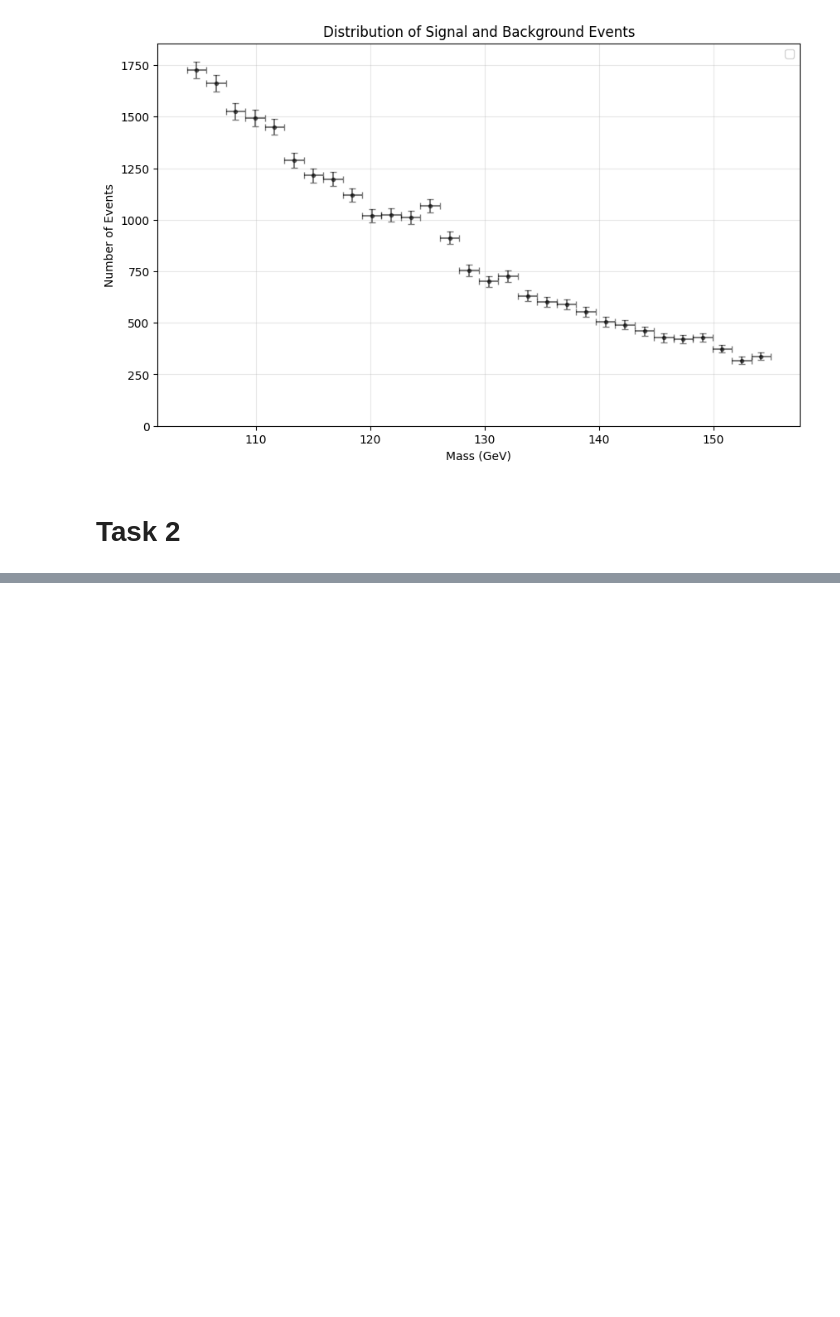
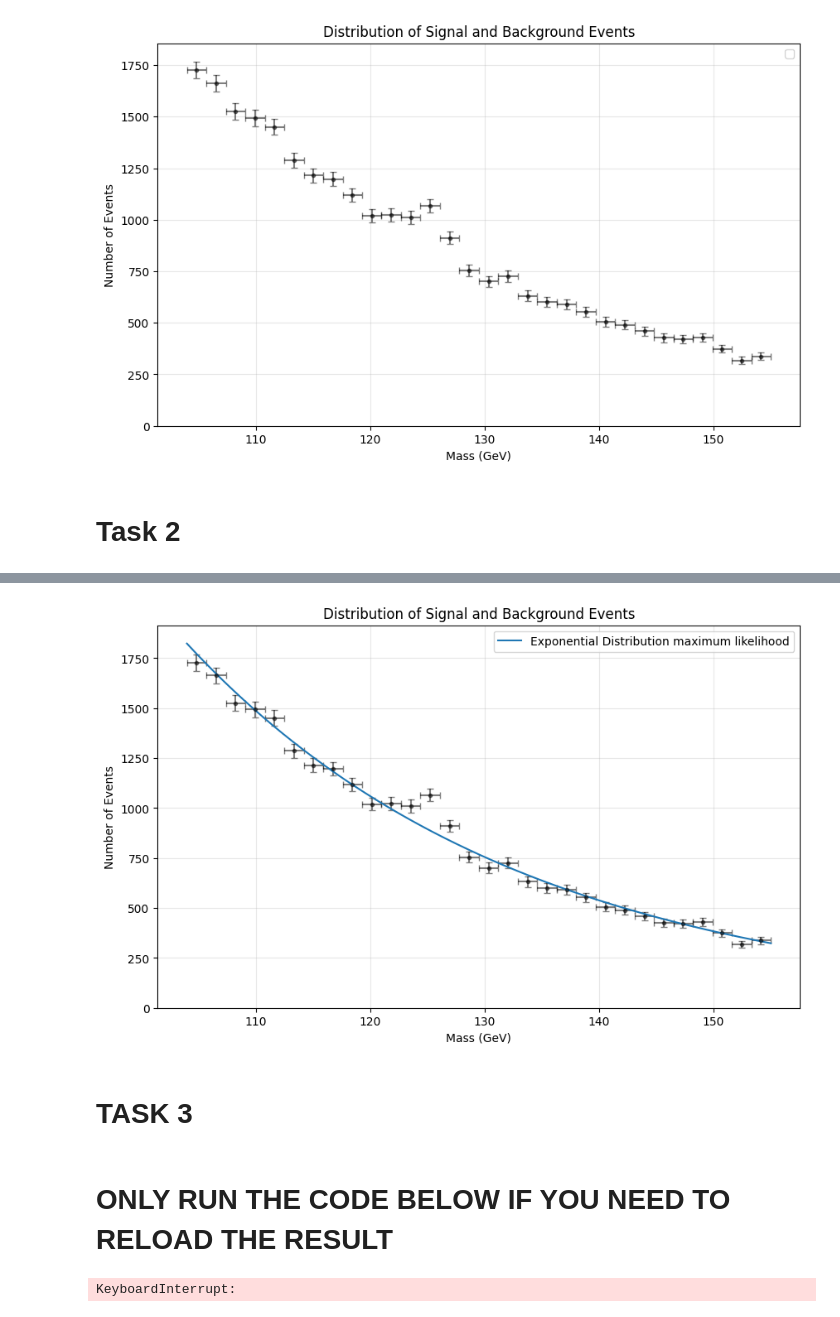
Before and after one commit to Trap101/group_stat_project_2025, a Jupyter notebook: main.ipynb, the cells around one changed output, grey strips where cells are left out. Cells and saved outputs as stored; diff of their text form; code cells hidden in the pictures; blank space fills up the shorter version.

Commit message:
completed task 3 and 4

```diff
--- a/main.ipynb
+++ b/main.ipynb
@@ -30,11 +32,12 @@ def combined_distribution(x: np.ndarray, *params) -> np.ndarray:
 
 # Generate and prepare data
 # Generate and prepare data
-amplitude_values = np.array(STOM_higgs_tools.generate_data())
+amplitude_values = np.array(generate_data())
 
 # Define histogram parameters
-AMPLITUDE_RANGE = (104, 155)
+MASS_RANGE = (104, 155)
 NUM_BINS = 30
+SIGNAL_REGION = (120, 130)
 
 # Create histogram
 fig, ax = plt.subplots(figsize=(10, 6))
@@ -48,7 +51,7 @@ bin_heights, bin_edges, _ = ax.hist(
     alpha=0,
     color='blue',
     edgecolor='black',
-    range=AMPLITUDE_RANGE
+    range=MASS_RANGE
 )
 
 bin_centers = (bin_edges[:-1] + bin_edges[1:]) / 2
@@ -156,0 +85,38 @@ display(fig)
+# %%
+
+background_values = np.concatenate((
+    amplitude_values[amplitude_values < SIGNAL_REGION[0]],
+    amplitude_values[amplitude_values > SIGNAL_REGION[1]]
+))
+bin_heights_signal = bin_heights[
+    (bin_centers >= SIGNAL_REGION[0]) &
+    (bin_centers <= SIGNAL_REGION[1])
+]
+bin_centers_signal = bin_centers[
+    (bin_centers >= SIGNAL_REGION[0]) &
+    (bin_centers <= SIGNAL_REGION[1])
+]
+
+area_under_histogram = np.sum(bin_heights) * bin_width
+lamb_estimate_max_likelihood = np.sum(background_values) / len(background_values)
+A_estimate_max_likelihood = area_under_histogram / (
+    lamb_estimate_max_likelihood *
+    (np.exp(-MASS_RANGE[0]/lamb_estimate_max_likelihood) -
+        np.exp(-MASS_RANGE[1]/lamb_estimate_max_likelihood))
+)
+
+# Plot results
+x_fine = np.linspace(*MASS_RANGE, 1000)
+
+# Plot background distribution
+ax.plot(
+    x_fine,
+    exponential_distribution(x_fine, A_estimate_max_likelihood, lamb_estimate_max_likelihood),
+    label='Exponential Distribution maximum likelihood'
+)
+ax.legend()
+display(fig)
+# %% [output]
+[figure, added]
+# %% [markdown]
+# TASK 3
@@ -156,0 +208,6 @@ display(fig)
+# %% [markdown]
+# ONLY RUN THE CODE BELOW IF YOU NEED TO RELOAD THE RESULT
+# %%
+iterate_chi(A_estimate_max_likelihood, lamb_estimate_max_likelihood,20)
+# %% [output]
+KeyboardInterrupt:
```
Also changed, not shown: parts of 13 cells of this notebook, 4 other files.
